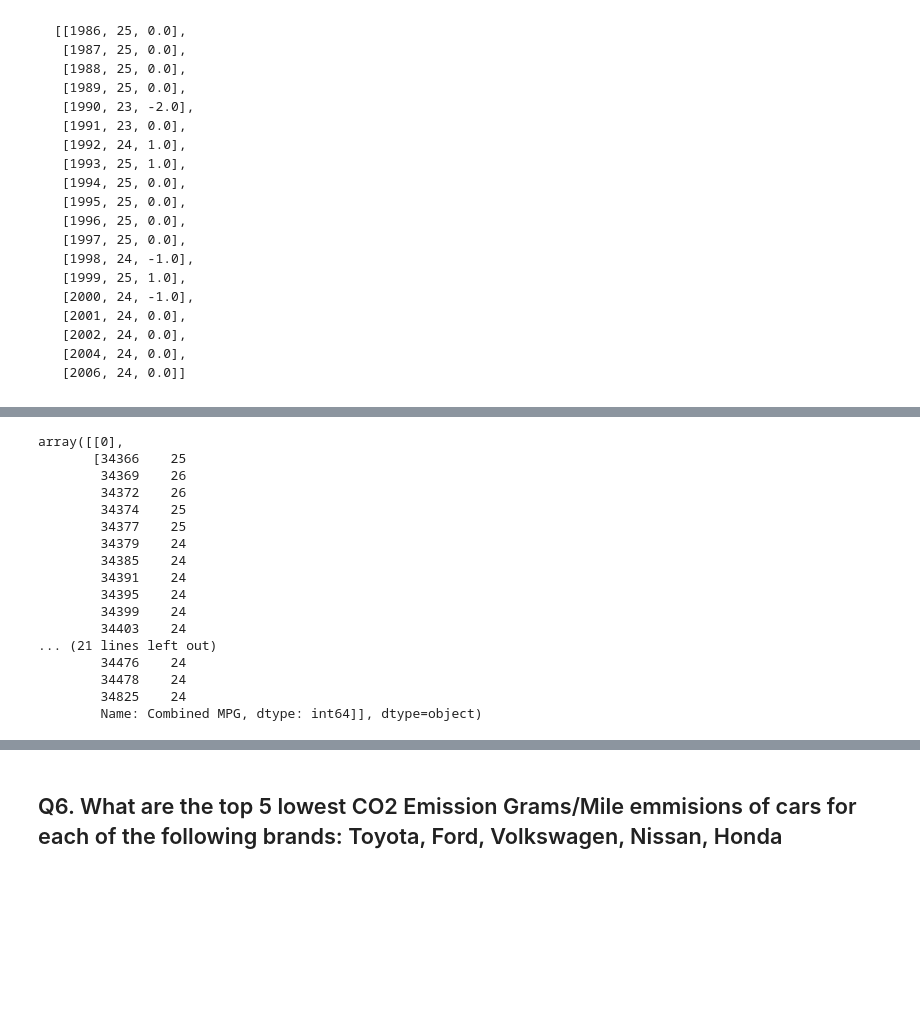
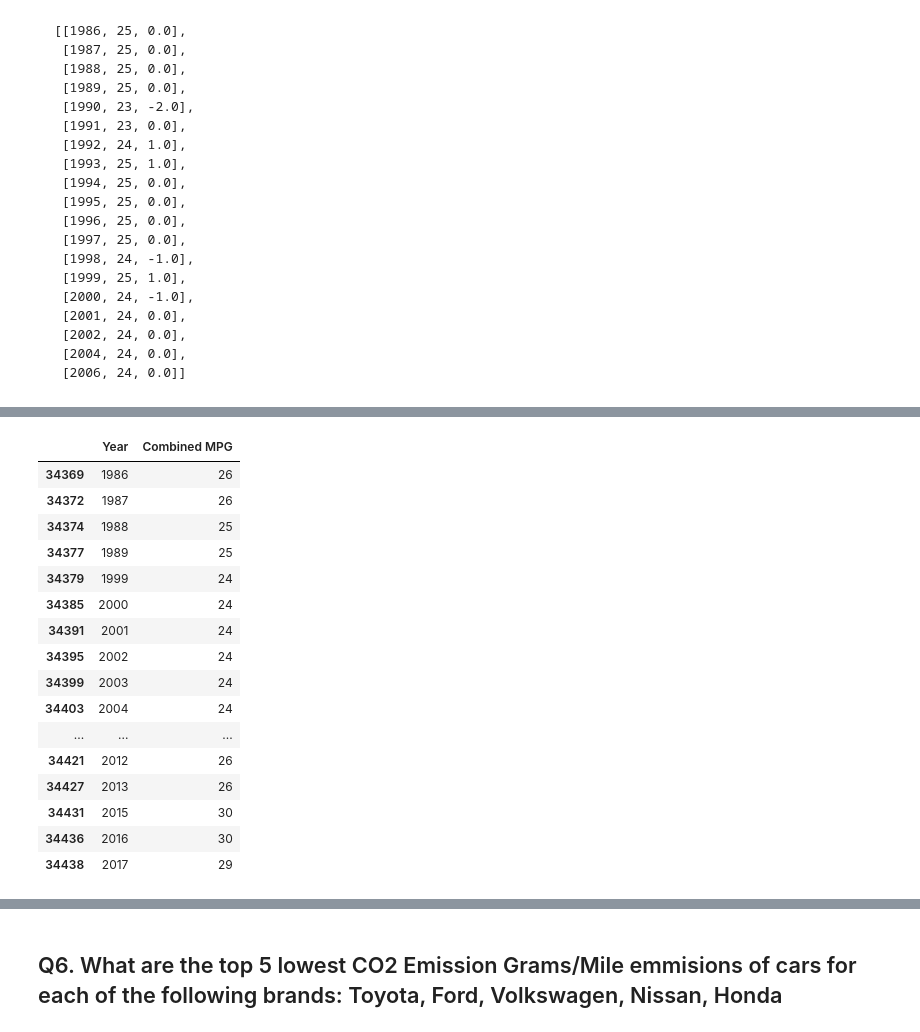
Before and after one commit to AdrianRamosDS/Wizeline-DEB, a Jupyter notebook: code/ADRIAN_RAMOS_answers.ipynb, the cells around one changed output, grey strips where cells are left out. Cells and saved outputs as stored; diff of their text form; code cells hidden in the pictures; blank space fills up the shorter version.

```diff
--- a/code/ADRIAN_RAMOS_answers.ipynb
+++ b/code/ADRIAN_RAMOS_answers.ipynb
@@ -273,4 +273,0 @@ Golfs_df
-# %%
-# Filtering by Transmission and Fuel Type conditions:
-Golfs_df = Golfs_df[('Manual 5-spd'==Golfs_df['Transmission']) & ('Regular'==Golfs_df['Fuel Type'])]
-Golfs_df
@@ -295,4 +273,0 @@ Golfs_df
-# %%
-# Dropping unnecessary columns:
-Golfs_df = Golfs_df[['Year','Combined MPG']]
-Golfs_df
@@ -317,23 +274,22 @@ Golfs_df
-# %%
-# Adding column:
-prev = np.array([[0],[Golfs_df['Combined MPG']]])
-prev
-#Golfs_df = Golfs_df['Combined_MPG']
-# %% [output]
-array([[0],
-       [34366    25
-        34369    26
-        34372    26
-        34374    25
-        34377    25
-        34379    24
-        34385    24
-        34391    24
-        34395    24
-        34399    24
-        34403    24
-... (21 lines left out)
-        34476    24
-        34478    24
-        34825    24
-        Name: Combined MPG, dtype: int64]], dtype=object)
+# %%
+# Filtering by Transmission and Fuel Type conditions & Dropping unnecessary columns::
+Golfs_df = Golfs_df[('Manual 5-spd'==Golfs_df['Transmission']) & ('Regular'==Golfs_df['Fuel Type'])][['Year','Combined MPG']]
+Golfs_df
+# %% [output]
+|  | Year | Combined MPG |
+| 34369 | 1986 | 26 |
+| 34372 | 1987 | 26 |
+| 34374 | 1988 | 25 |
+| 34377 | 1989 | 25 |
+| 34379 | 1999 | 24 |
+| 34385 | 2000 | 24 |
+| 34391 | 2001 | 24 |
+| 34395 | 2002 | 24 |
+| 34399 | 2003 | 24 |
+| 34403 | 2004 | 24 |
+| ... | ... | ... |
+| 34421 | 2012 | 26 |
+| 34427 | 2013 | 26 |
+| 34431 | 2015 | 30 |
+| 34436 | 2016 | 30 |
+| 34438 | 2017 | 29 |
```
Also changed, not shown: parts of 18 cells of this notebook, 1 other file.
